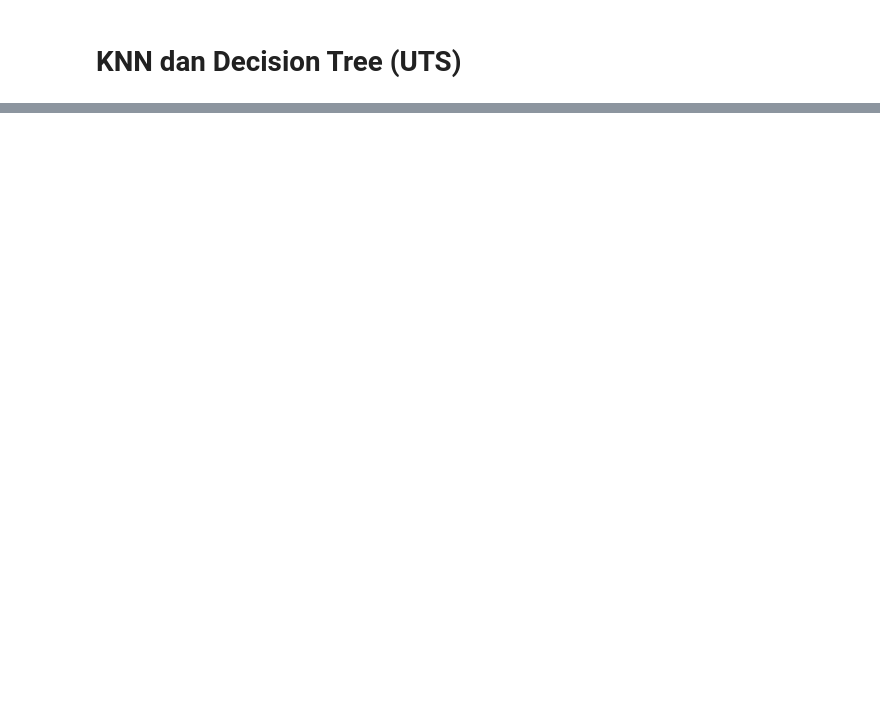
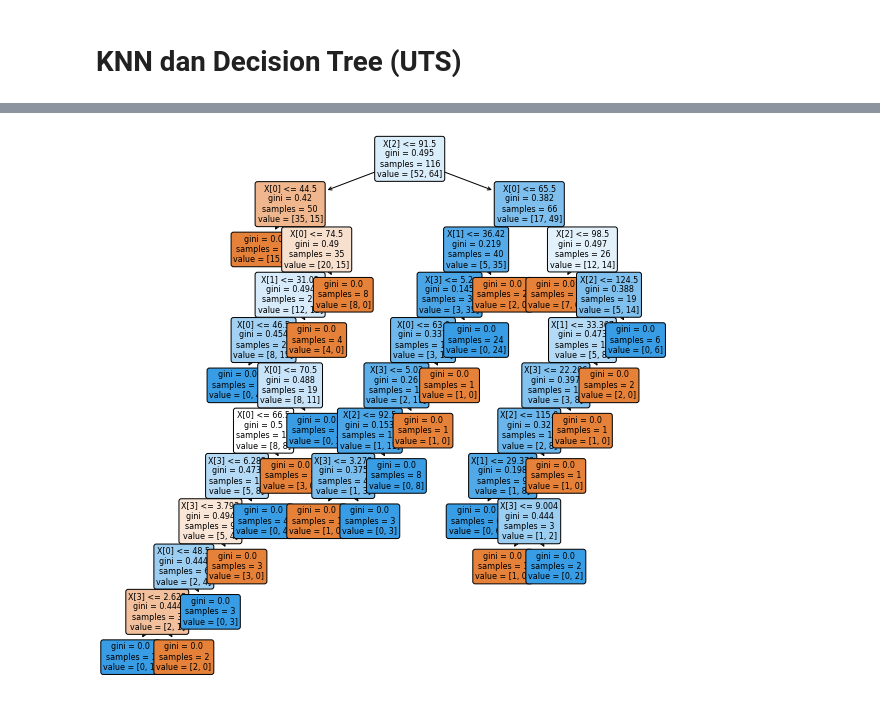
Before and after one commit to akhmadamanulloh/datamining, a Jupyter notebook: _sources/Tugas6.ipynb, the cells around one changed output, grey strips where cells are left out. Saved outputs shown, nothing was run; the diff lists cells and outputs as text; code cells hidden in the pictures; blank space fills up the shorter version.

```diff
--- a/_sources/Tugas6.ipynb
+++ b/_sources/Tugas6.ipynb
@@ -198,0 +136,5 @@ array([1])
+# %%
+x = df.iloc[:,0:4]
+y = df.iloc[:,4]
+
+x
@@ -198,0 +190,17 @@ array([1])
+# %%
+y = df["Classification"]
+X = df.drop(columns=["Classification"])
+clf = tree.DecisionTreeClassifier(criterion="gini")
+clf = clf.fit(x, y)
+# %%
+#plt the figure, setting a black background
+plt.figure(figsize=(10,10))
+#create the tree plot
+a = tree.plot_tree(clf,
+                   rounded = True,
+                   filled = True,
+                   fontsize=8)
+#show the plot
+plt.show()
+# %% [output]
+[figure, added]
```
Also changed, not shown: parts of 44 cells of this notebook, 5 other files.
